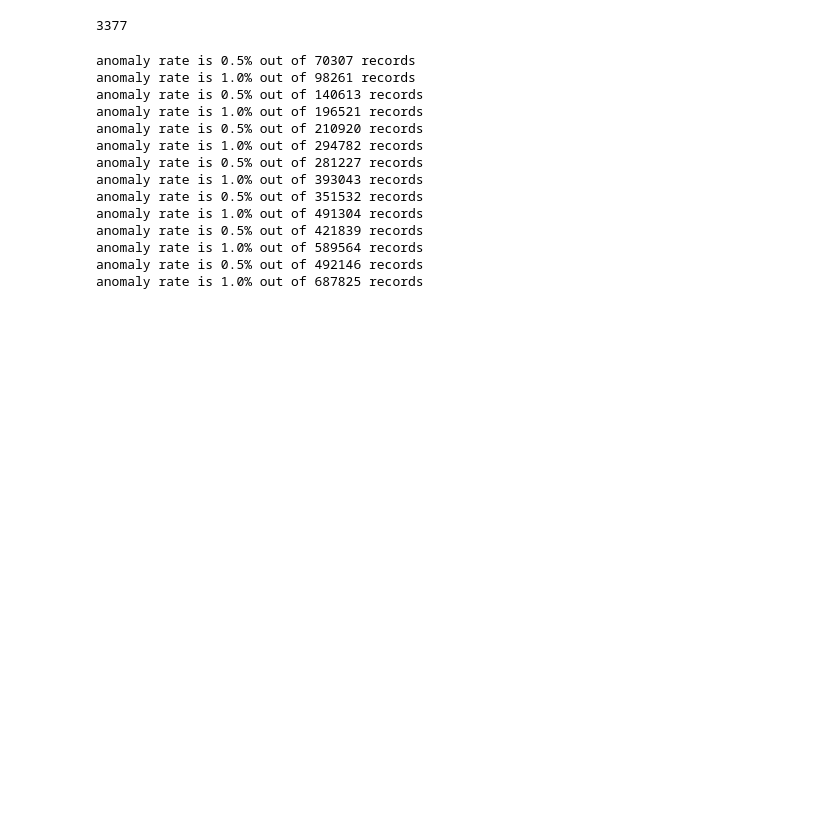
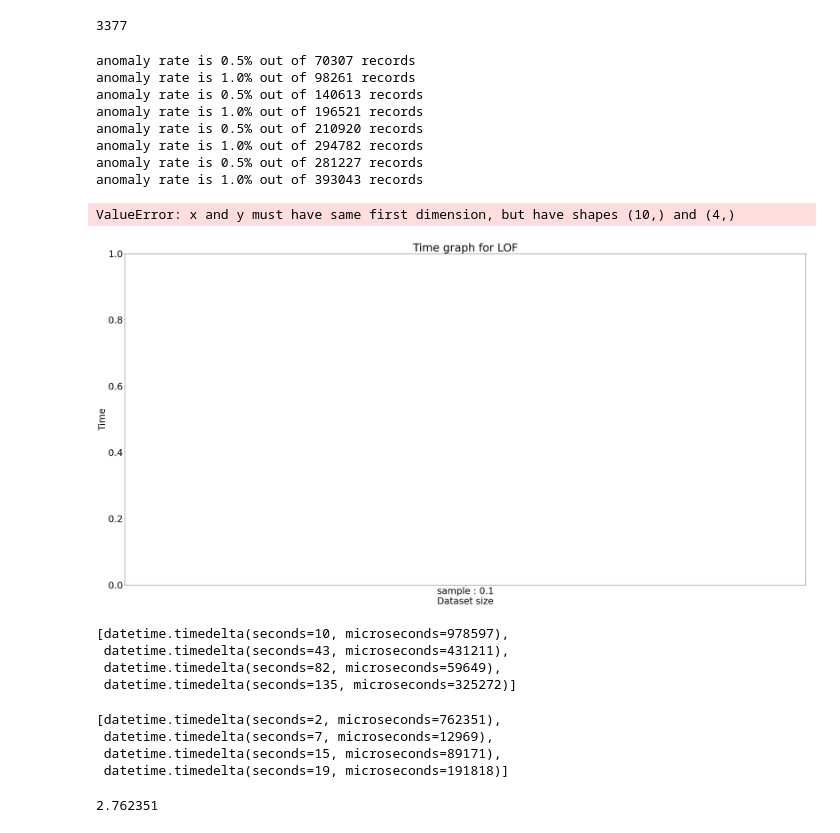
Before and after one commit to Thanhphan1147/kddcup_benchmark, a Jupyter notebook: notebook/Trainning LOF.ipynb, the cells around one changed output. Cells and saved outputs as stored; diff of their text form; code cells hidden in the pictures; blank space fills up the shorter version.

```diff
--- a/notebook/Trainning LOF.ipynb
+++ b/notebook/Trainning LOF.ipynb
@@ -325,7 +325,7 @@ dfsa_attack = df.loc[df["target"]!='normal.'].sample(n = n_records, random_state
 # %%
 tysf = []
 tysa = []
-for i in range(1, 11):
+for i in range(1, 5):
     frac = 0.1 * i
     rs = i
 
@@ -344,62 +344,50 @@ for i in range(1, 11):
     s = datetime.datetime.now()
     y_pred = LocalOutlierFactor(n_neighbors= 100, metric='euclidean', algorithm = 'auto', contamination=0.01, n_jobs=-1).fit_predict(x_train)
     t = datetime.datetime.now() - s
     tysf.append(t)
 
     ### SA ###
     dfsa_frac = dfsa_normal.sample(frac = frac, random_state = 1).append(dfsa_attack.sample(frac = frac, random_state = 1))
     anomaly_rate = 1.0 - len(dfsa_frac.loc[dfsa_frac["target"]=='normal.'])/len(dfsa_frac)
     print(f"anomaly rate is {anomaly_rate:.1%} out of {len(dfsa_frac)} records")
     dfsa_frac['binary_target'] = [1 if x=='normal.' else -1 for x in dfsa_frac["target"]]
     toDecode = toDecodeSA
     leSF = preprocessing.LabelEncoder()
     for f in toDecode:
         dfsa_frac[f] = leSF.fit_transform(dfsa_frac[f])
     ##########
 
     x_train, x_test, y_train, y_test = train_test_split(dfsa_frac.drop(["target", "binary_target"], axis=1), dfsa_frac['binary_target'], test_size=0.25, random_state=rs)
     s = datetime.datetime.now()
     y_pred = LocalOutlierFactor(n_neighbors= 100, metric='euclidean', algorithm = 'auto', contamination=0.01, n_jobs=-1).fit_predict(x_train)
     t = datetime.datetime.now() - s
     tysa.append(t)
-
-
-plt.figure(figsize=(40,20))
-plt.rc('font', size=30)
-plt.title('Time graph for LOF')
-plt.xlabel("Dataset size")
-plt.ylabel("Time")
-ax = plt.axes()
-pad = 0.005
-
-labels = [f"sample : {0.1*i:.2}" for i in range(1, 11)]
-colors = {'1': 'r', '2':'b', '3':'c', '4':'y'}
-
-
-# Y_axis = np.array([best_score_1, best_score_2, best_score_3, best_score_4])
-#
-X_axis = np.array(labels)
-
-ax.plot(X_axis, tysf, '-', color=colors['1'],label="SF", linewidth=5)
-ax.plot(X_axis, tysa, '-', color=colors['2'],label="SA", linewidth=5)
-plt.legend(['f1 score tuned', 'f1 score not tuned'])
-plt.grid('off')
-plt.tight_layout()
-plt.savefig("LOF_graph_time.png", dpi=100)
-
-plt.show()
 # %% [output]
 anomaly rate is 0.5% out of 70307 records
 anomaly rate is 1.0% out of 98261 records
 anomaly rate is 0.5% out of 140613 records
 anomaly rate is 1.0% out of 196521 records
 anomaly rate is 0.5% out of 210920 records
 anomaly rate is 1.0% out of 294782 records
 anomaly rate is 0.5% out of 281227 records
 anomaly rate is 1.0% out of 393043 records
-anomaly rate is 0.5% out of 351532 records
-anomaly rate is 1.0% out of 491304 records
-anomaly rate is 0.5% out of 421839 records
-anomaly rate is 1.0% out of 589564 records
-anomaly rate is 0.5% out of 492146 records
-anomaly rate is 1.0% out of 687825 records
+ValueError: x and y must have same first dimension, but have shapes (10,) and (4,)
+[figure, added]
+# %%
+tysa
+# %% [output]
+[datetime.timedelta(seconds=10, microseconds=978597),
+ datetime.timedelta(seconds=43, microseconds=431211),
+ datetime.timedelta(seconds=82, microseconds=59649),
+ datetime.timedelta(seconds=135, microseconds=325272)]
+# %%
+tysf
+# %% [output]
+[datetime.timedelta(seconds=2, microseconds=762351),
+ datetime.timedelta(seconds=7, microseconds=12969),
+ datetime.timedelta(seconds=15, microseconds=89171),
+ datetime.timedelta(seconds=19, microseconds=191818)]
+# %%
+tysf[0].total_seconds()
+# %% [output]
+2.762351
```
Also changed, not shown: parts of 1 cell of this notebook, 4 other files.
